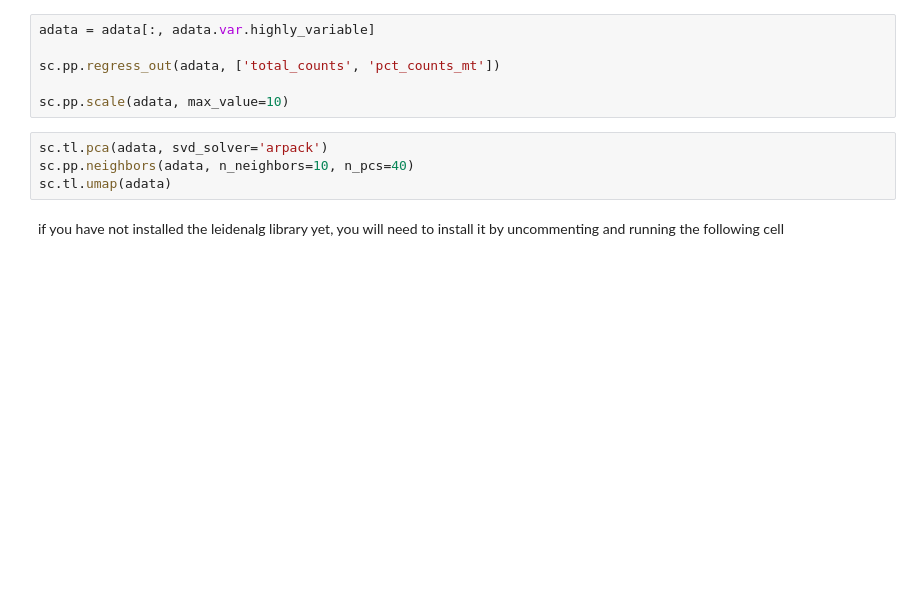
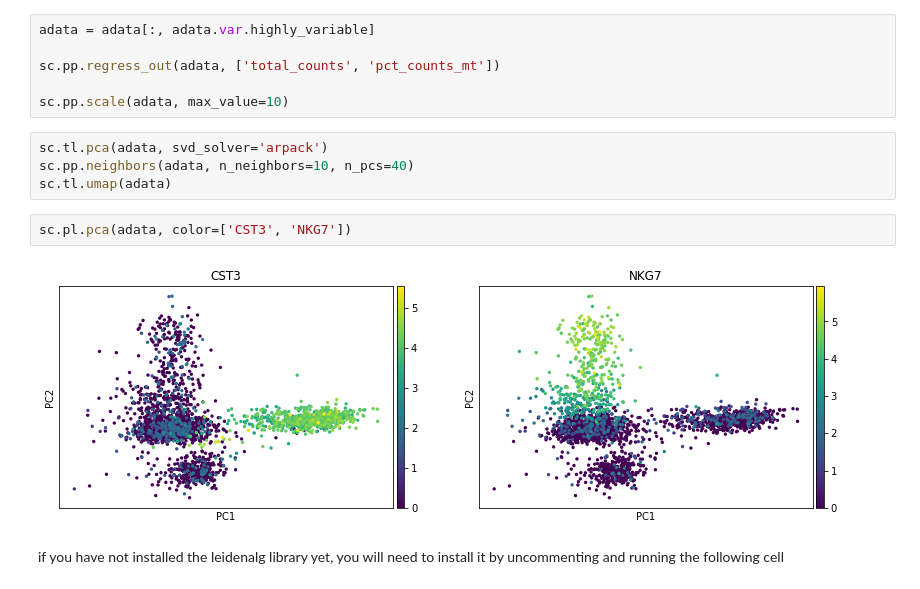
Before and after one commit to ding-lab/pollock, a Jupyter notebook: examples/pbmc_model_training.ipynb, the cells around one changed output. Cells and saved outputs as stored; diff of their text form; blank space fills up the shorter version.

```diff
--- a/examples/pbmc_model_training.ipynb
+++ b/examples/pbmc_model_training.ipynb
@@ -75,6 +72,10 @@ sc.pp.scale(adata, max_value=10)
 sc.tl.pca(adata, svd_solver='arpack')
 sc.pp.neighbors(adata, n_neighbors=10, n_pcs=40)
 sc.tl.umap(adata)
+# %%
+sc.pl.pca(adata, color=['CST3', 'NKG7'])
+# %% [output]
+[figure, added]
 # %% [markdown]
 if you have not installed the leidenalg library yet, you will need to install it by uncommenting and running the following cell
 # %%
```
Also changed, not shown: parts of 4 cells of this notebook, 13 other files.
